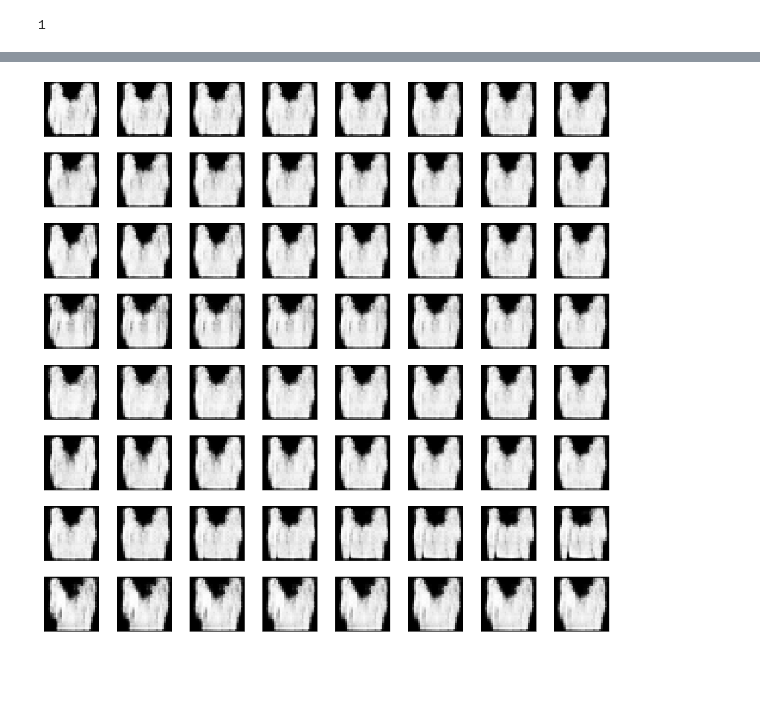
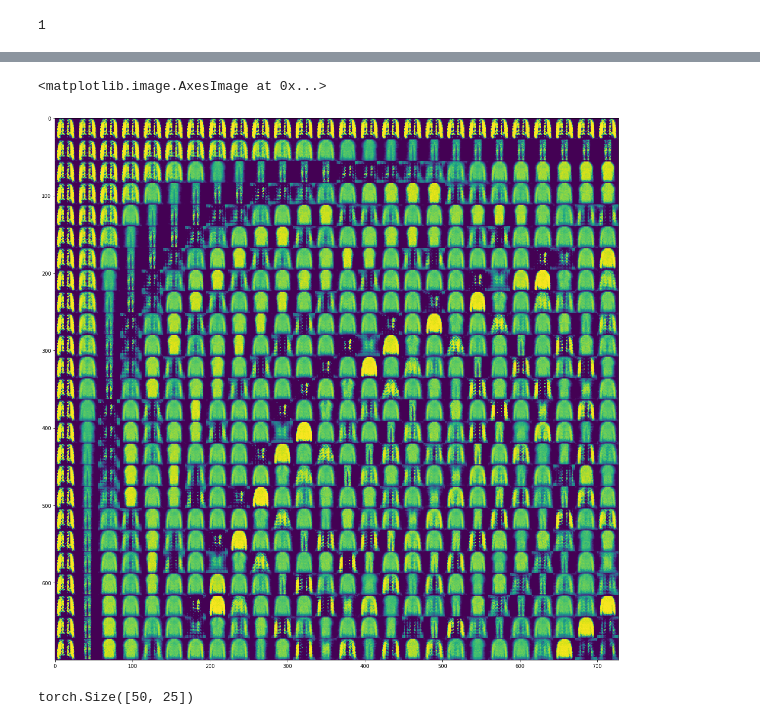
Before and after one commit to BenjaminEriksen95/VAEGen, a Jupyter notebook: VAE_Project-M1-Stef.ipynb, the cells around one changed output, grey strips where cells are left out. Saved outputs shown, nothing was run; the diff lists cells and outputs as text; code cells hidden in the pictures; blank space fills up the shorter version.

```diff
--- a/VAE_Project-M1-Stef.ipynb
+++ b/VAE_Project-M1-Stef.ipynb
@@ -326,12 +460,52 @@ for i in range(6):
+# %%
+latent_dim=latent_dim
+imsize=28
+interpolate_dim=26
+std_=40
+
+ztest, mutest, logvartest= model.encode(example_data.to(device),example_targets)
+test_data=torch.zeros(latent_dim*interpolate_dim,latent_dim)
+for i in range(test_data.shape[0]):
+    test_data[i]=ztest[0]
+
+range_=np.zeros([latent_dim,interpolate_dim])
+for c,i in enumerate(ztest.std(0).cpu().detach().numpy()):
+    range_[c]=np.linspace(std_*i,-std_*i,int(interpolate_dim))
+
+for c in range(latent_dim*interpolate_dim):
+    test_data[c][int(c/interpolate_dim)]=range_[int(c/interpolate_dim)][c%interpolate_dim]
+#     print(c,int(c/interpolate_dim),int(c/interpolate_dim),c%interpolate_dim)
+smple_pic =model.sample(test_data.to(device))
+
+
+
+
+all_pics=np.zeros([imsize*latent_dim,imsize*interpolate_dim])
+for i in range(latent_dim):
+    for j in range(interpolate_dim):
+#         print(i,j)
+        all_pics[i*imsize:(i+1)*imsize,j*imsize:(j+1)*imsize]=smple_pic[i*j][0].cpu().data
+fig = plt.figure()
+fig.set_figheight(40)
+fig.set_figwidth(20)
+plt.imshow(all_pics, interpolation='none')
+# %% [output]
+<matplotlib.image.AxesImage at 0x...>
+[figure, added]
+# %%
+test_data.shape
+# %% [output]
+torch.Size([50, 25])
 # %%
-for i in range(test_data.shape[0]):
-    test_data[i]=ztest[1]
+# interpolate_dim=20
+
+# test_data=torch.zeros(latent_dim*interpolate_dim,latent_dim)
+# for i in range(test_data.shape[0]):
+#     test_data[i]=ztest[0]
 
 
-range_=np.linspace(5,-5,int(latent_dim/4))
-for c in range(64):
-    test_data[c][int(c/8)]=range_[c%8]
-smple_pic =model.sample(test_data.to(device))
-plot_examples(model=True,data=smple_pic)
+# range_=np.linspace(9,-9,int(interpolate_dim))
+# for c in range(latent_dim*interpolate_dim):
+#     test_data[c][int(c/latent_dim)]=range_[c%interpolate_dim]
+# smple_pic =model.sample(test_data.to(device))
+# plot_examples(model=True,data=smple_pic,dim=8)
-# %% [output]
-[figure, removed]
```
Also changed, not shown: parts of 15 cells of this notebook, 5 other files.
